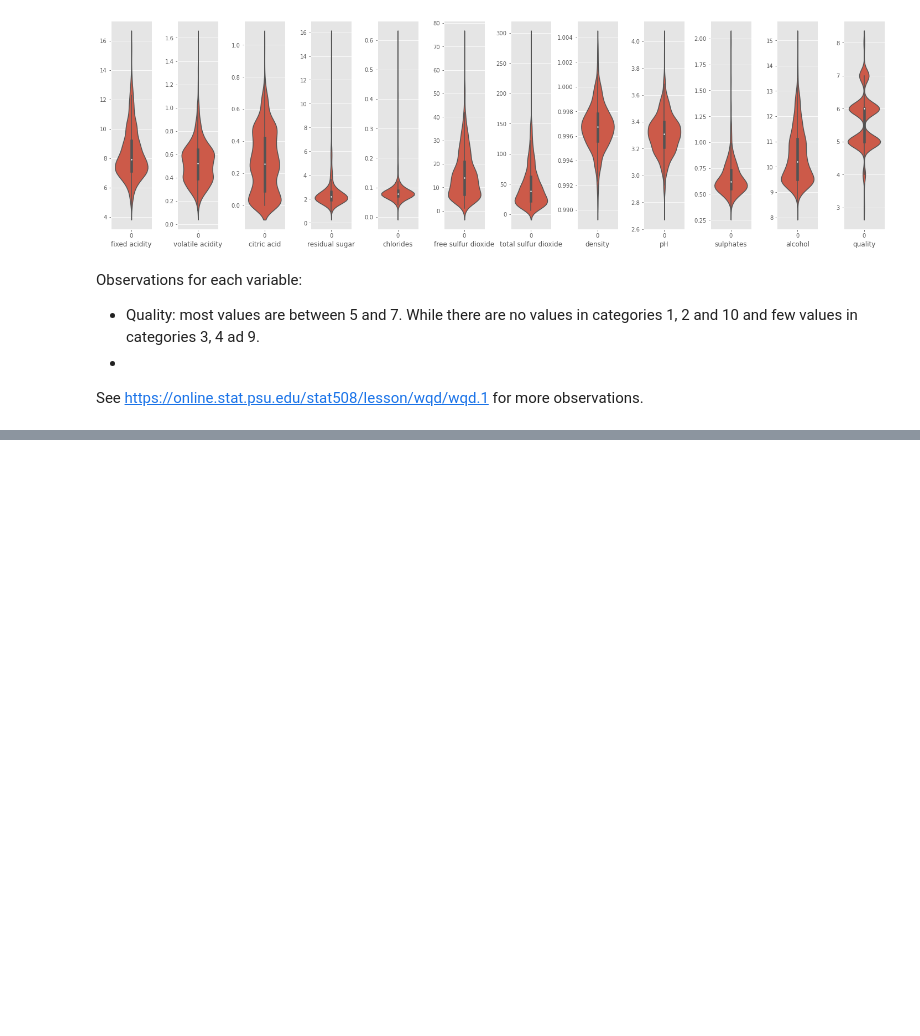
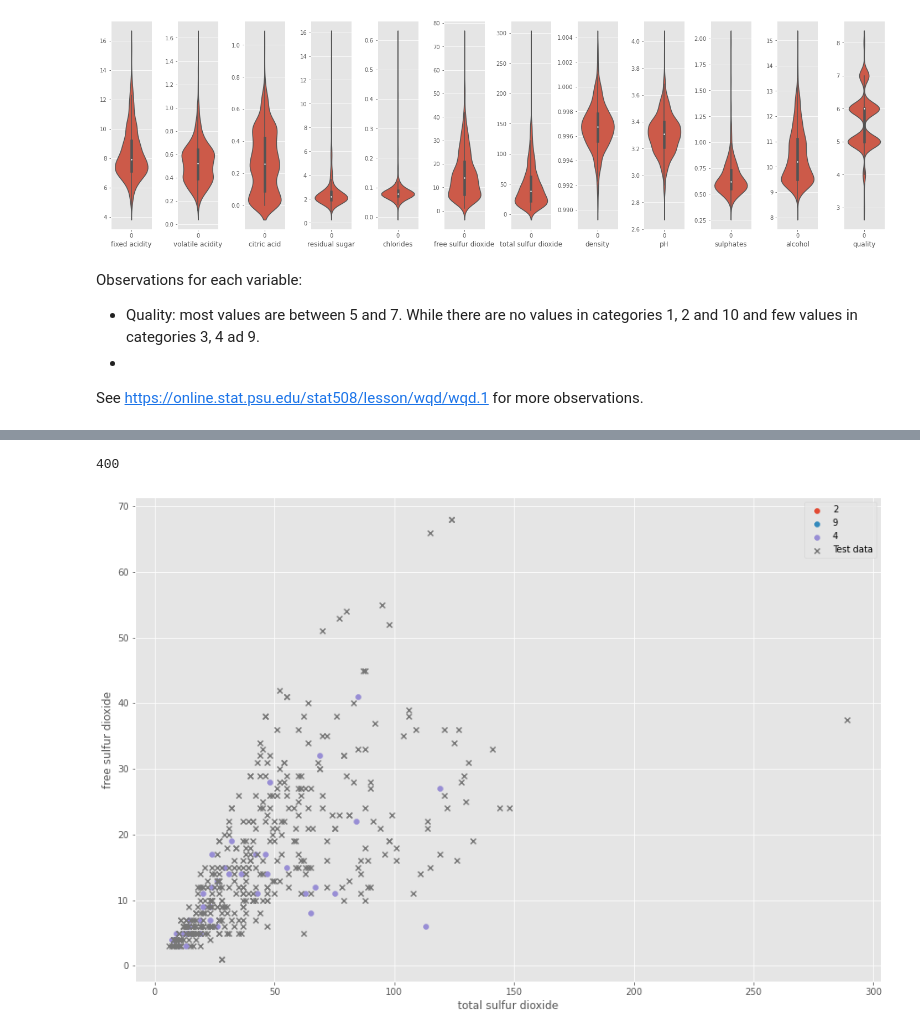
Before and after one commit to Izardo/Machine-Learning-and-Statistics, a Jupyter notebook: scikit-learn.ipynb, the cells around one changed output, grey strips where cells are left out. Drawn from its saved outputs; the diff is of its cells as text; code cells hidden in the pictures; blank space fills up the shorter version.

Commit message:
Started test and train work

```diff
--- a/scikit-learn.ipynb
+++ b/scikit-learn.ipynb
@@ -158,0 +193,3 @@ See https://online.stat.psu.edu/stat508/lesson/wqd/wqd.1 for more observations.
+# %%
+# Splits the dataframe.
+train, test = mod.train_test_split(df)
@@ -158,0 +224,28 @@ See https://online.stat.psu.edu/stat508/lesson/wqd/wqd.1 for more observations.
+# %%
+# Size of test data set.
+test.index.size
+# %% [output]
+400
+# %%
+# Segregate the training data.
+two = train[train['quality'] == 2]
+nine = train[train['quality'] == 9]
+four = train[train['quality'] == 4]
+
+# New plot.
+fig, ax = plt.subplots()
+
+# Scatter plots for training data.
+ax.scatter(two['total sulfur dioxide'], two['free sulfur dioxide'], marker='o', label='2')
+ax.scatter(nine['total sulfur dioxide'], nine['free sulfur dioxide'], marker='o', label='9')
+ax.scatter(four['total sulfur dioxide'], four['free sulfur dioxide'], marker='o', label='4')
+
+# Scatter plot for testing data.
+ax.scatter(test['total sulfur dioxide'], test['free sulfur dioxide'], marker='x', label='Test data')
+
+# Show the legend.
+ax.set_xlabel('total sulfur dioxide')
+ax.set_ylabel('free sulfur dioxide')
+ax.legend();
+# %% [output]
+[figure, added]
```
Also changed, not shown: parts of 19 cells of this notebook.
